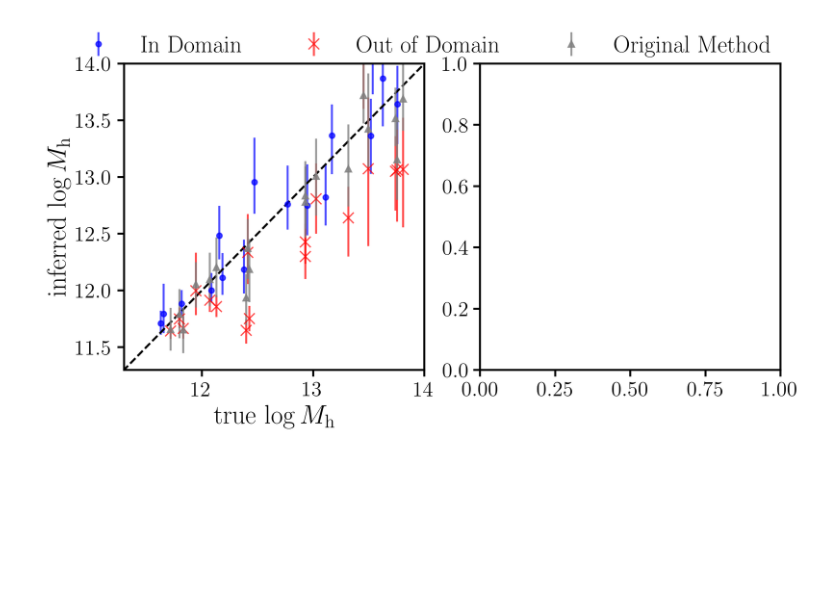
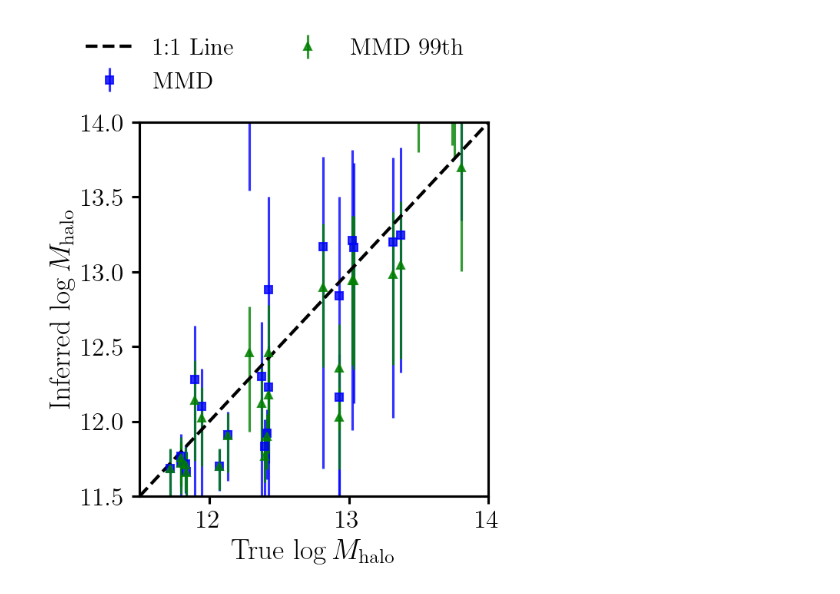
Before and after one commit to galactic-ai/haloflow, a Jupyter notebook: bin/npe/smhr.ipynb, the cells around one changed output. Saved outputs shown, nothing was run; the diff lists cells and outputs as text; code cells hidden in the pictures; blank space fills up the shorter version.

Commit message:
Add SHMR standard-method baseline and plotting updates used in HaloFlow II

```diff
--- a/bin/npe/smhr.ipynb
+++ b/bin/npe/smhr.ipynb
@@ -20,5 +20,8 @@ with open('bias_estimate_results_new.pkl', 'rb') as f:
 # %%
 rng = np.random.default_rng(42)
+# %%
+train_sim = 'TNG_ALL'
+test_sim = 'Eagle100'
 # %%
 hm_bins = np.linspace(11.5, 14.1, 10)
 hm_bin_centers = 0.5 * (hm_bins[1:] + hm_bins[:-1])
@@ -45,8 +72,9 @@ std_hm_SIMBA = np.array(std_hm_SIMBA)
 # %%
-y_EAGLE, X_EAGLE = D.hf2_centrals('test', 'mags', sim='Eagle100', version=1)
+y_EAGLE, X_EAGLE = D.hf2_centrals('test', 'mags', sim=test_sim, version=1)
 sm_EAGLE = y_EAGLE[:, 0]
 hm_EAGLE = y_EAGLE[:, 1]
 
+# only for plotting
 median_sm_EAGLE = []
 
 for lo, hi in zip(hm_bins[:-1], hm_bins[1:]):
@@ -402,71 +446,47 @@ fig.legend(fontsize=12, loc='upper center', bbox_to_anchor=(0.5, 0.96), ncol=3)
 # %%
 obs = 'mags_morph_extra'
 
-fig, ax = plt.subplots(1, 2, figsize=(8, 4), dpi=300, constrained_layout=True)
+fig, ax = plt.subplots(1, 1, figsize=(4, 4), dpi=150, constrained_layout=True)
+idx = P.get_sample_indices('test', obs, test_sim, 5)
 
-# Simba Train and Test
-ax[0], y_true, y_nde_haloflow_simba_both = P.plot_true_pred(ax[0],
-                            train_obs=obs,
-                            dann_sim='Eagle100',
-                            npe_train_sim='Simba100',
-                            test_obs=obs,
-                            test_sim='Simba100',
-                            device='cpu',
-                            fmt='.b',
-                            use_weights=True,
-                            data_dir='../../data/hf2/npe/',
-                            mass='halo',
-                            train_samples=P.get_sample_indices('test', obs, 'Simba100', 3)
-                            )
+ax.errorbar(y_EAGLE[idx, 1], y_mmd_q1[idx, 1], xerr=None,
+                yerr=[y_mmd_q2[idx, 1] - y_mmd_q1[idx, 1], y_mmd_q1[idx, 1]-y_mmd_q0[idx, 1]],
+                fmt='sr', ms=5, alpha=0.8, color='blue', label='TNG: Mh from MMD NDE')
 
-# Simba train and Eagle100 test
-idx = P.get_sample_indices('test', obs, 'Eagle100', 3)
-ax[0], y_true_dann, y_nde_haloflow_simba_tngall = P.plot_true_pred(ax[0],
-                            train_obs=obs,
-                            dann_sim='Eagle100',
-                            npe_train_sim='Simba100',
-                            test_obs=obs,
-                            test_sim='Eagle100',
-                            device='cpu',
-                            fmt='xr',
-                            use_weights=True,
-                            data_dir='../../data/hf2/npe/',
-                            mass='halo',
-                            train_samples=idx
-                            )
+ax.errorbar(y_EAGLE[idx, 1], y_mmd_99_q1[idx, 1], xerr=None,
+               yerr=[y_mmd_99_q2[idx, 1] - y_mmd_99_q1[idx, 1], y_mmd_99_q1[idx, 1]-y_mmd_99_q0[idx, 1]],
+               fmt='^', ms=5, alpha=0.8, color='green', label='TNG: Mh from MMD NDE + 99th %ile trim')
+# ax.errorbar(y_EAGLE[idx, 1], y_mmd_95_q1[idx, 1], xerr=None,
+#                yerr=[y_mmd_95_q2[idx, 1] - y_mmd_95_q1[idx, 1], y_mmd_95_q1[idx, 1]-y_mmd_95_q0[idx, 1]],
+#                fmt='v', ms=5, alpha=0.8, color='orange', label='TNG: Mh from MMD NDE + 95th %ile trim')
 
-ax[0].errorbar(y_EAGLE[idx, 1], y_nde_Eagle_SMHR_q1[idx], xerr=None,
-               yerr=[y_nde_Eagle_SMHR_q2[idx] - y_nde_Eagle_SMHR_q1[idx], y_nde_Eagle_SMHR_q1[idx]-y_nde_Eagle_SMHR_q0[idx]],
-               fmt='^', ms=5, alpha=0.8, color='gray', label='TNG: Mh from SIMBA SMHR + 0.15 dex')
+# ax.errorbar(y_EAGLE[idx, 1], y_nde_Eagle_SMHR_q1[idx], xerr=None,
+#                yerr=[y_nde_Eagle_SMHR_q2[idx] - y_nde_Eagle_SMHR_q1[idx], y_nde_Eagle_SMHR_q1[idx]-y_nde_Eagle_SMHR_q0[idx]],
+#                fmt='^', ms=5, alpha=0.8, color='gray', label='TNG: Mh from SIMBA SMHR + 0.15 dex')
 
 
-# # Simba100 -> Simba100
-# ranks, alpha, ecp, y_nde = V.validate_npe(obs, 'Eagle100', 'Simba100',
-#                             obs, 'Simba100', 'cpu',
-#                             data_dir='../../data/hf2/npe/'
-#                             )
+ax.plot([11.5, 14], [11.5, 14], ls='--', color='k', lw=2, label='1:1 Line')
+ax.set_xlabel(r'True $\log M_\mathrm{halo}$', fontsize=18)
+ax.set_ylabel(r'Inferred $\log M_\mathrm{halo}$', fontsize=18)
+ax.set_xlim(11.5, 14)
+ax.set_ylim(11.5, 14)
 
-
-# # Simba100 -> Eagle100
-# ranks_tng, alpha_tng, ecp_tng, y_nde_tng = V.validate_npe(obs, 'Eagle100', 'Simba100',
-#                             obs, 'Eagle100', 'cpu',
-#                             data_dir='../../data/hf2/npe/'
-#                             )
-# P.plot_coverage([alpha, alpha_tng], [ecp, ecp_tng], [None]*2, ax=ax[1])
-
-# # ax alpha should be red and alpha_tng should be blue
-# lines = ax[1].get_lines()
-# lines[1].set_color('blue')
-# lines[2].set_color('red')
-
-
-fig.legend(['In Domain', 'Out of Domain', 'Original Method'],
-    fontsize=18,
+fig.legend(['1:1 Line', 'MMD', 'MMD 99th %ile', 'MMD 95th %ile'],
+    fontsize=15,
     loc='upper center',
-    bbox_to_anchor=(0.5, 1.1),
-    ncol=3,
+    bbox_to_anchor=(0.5, 1.2),
+    ncol=2,
     frameon=False
 )
 
+# fig.legend(['1:1 Line', 'MMD NDE', 'Standard Method'],
+#     fontsize=12,
+#     loc='upper center',
+#     bbox_to_anchor=(0.5, 1.1),
+#     ncol=3,
+#     frameon=False
+# )
+
+
 # fig.savefig('model_mismatch_inference.pdf', bbox_inches='tight', dpi=300)
 # %% [output]
@@ -478 +494 @@ fig.legend(['In Domain', 'Out of Domain', 'Original Method'],
-[figure, old version]
+[figure, new version]
```
Also changed, not shown: parts of 25 cells of this notebook, 2 other files.
